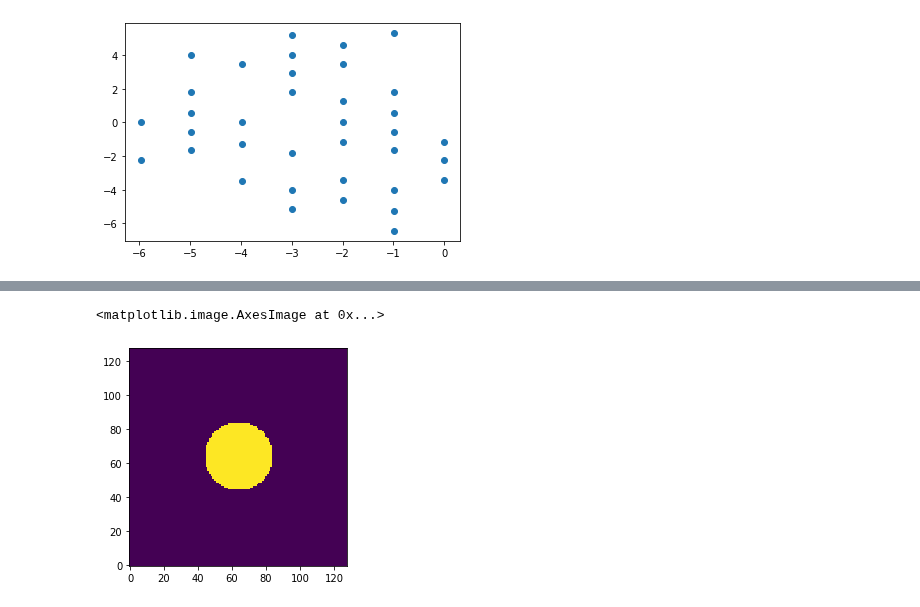
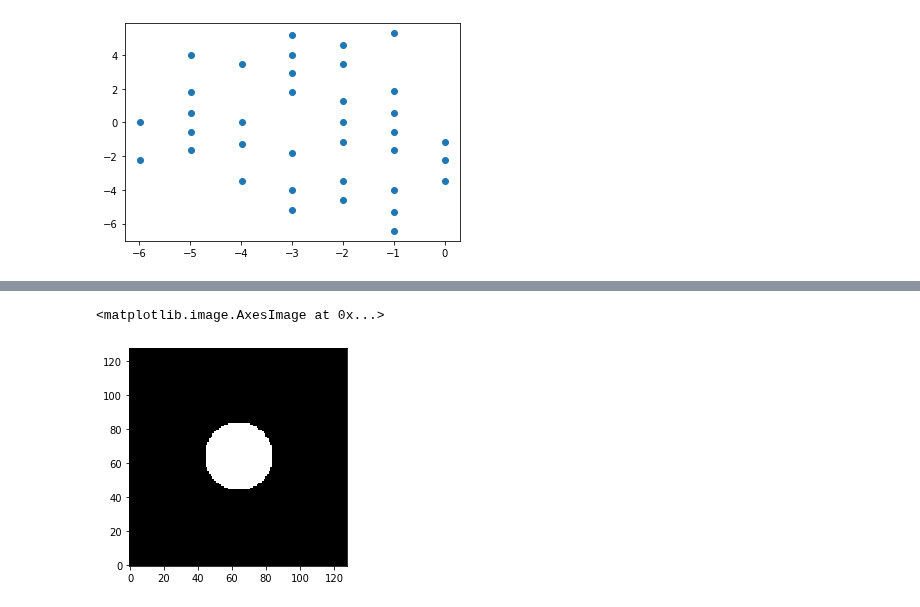
Before and after one commit to AlexandreAdam/ExoRIM, a Jupyter notebook: notebooks/exploration_xara.ipynb, the cells around one changed output, grey strips where cells are left out. Drawn from its saved outputs; the diff is of its cells as text; code cells hidden in the pictures.

```diff
--- a/notebooks/exploration_xara.ipynb
+++ b/notebooks/exploration_xara.ipynb
@@ -110,13 +84,13 @@ plt.plot(r, phase, "ko")
 # %%
 image_coords = np.arange(128) - 128 / 2.
 xx, yy = np.meshgrid(image_coords, image_coords)
 image2 = np.zeros_like(xx)
 rho_squared = (xx) ** 2 + (yy) ** 2
 image2 += rho_squared**(1/2) < 20
-plt.imshow(image2)
+plt.imshow(image2, cmap="gray")
 # %% [output]
 <matplotlib.image.AxesImage at 0x...>
-[figure, old version]
+[figure, new version]
 # %%
 image3 = np.zeros_like(image)
 rho1 = (xx - 10)**2 + (yy)**2
```
Also changed, not shown: parts of 34 cells of this notebook, 14 other files.
